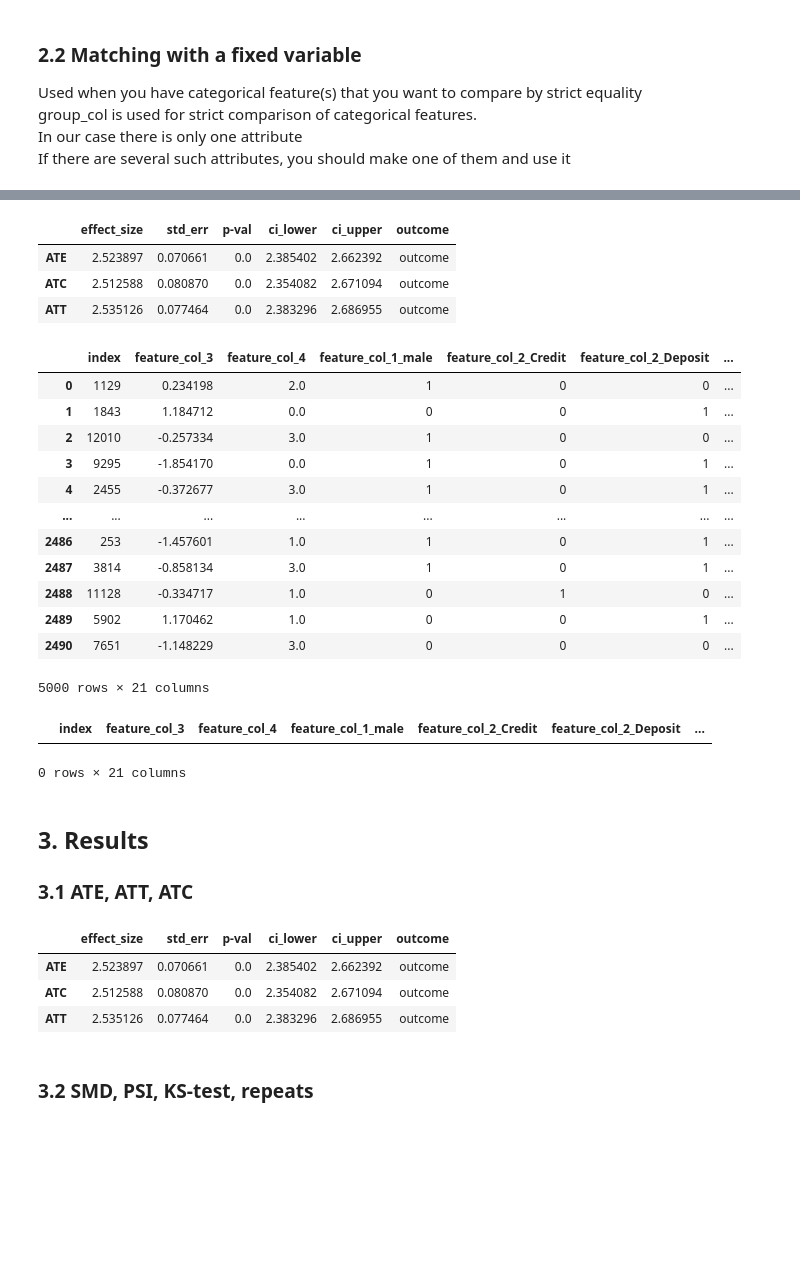
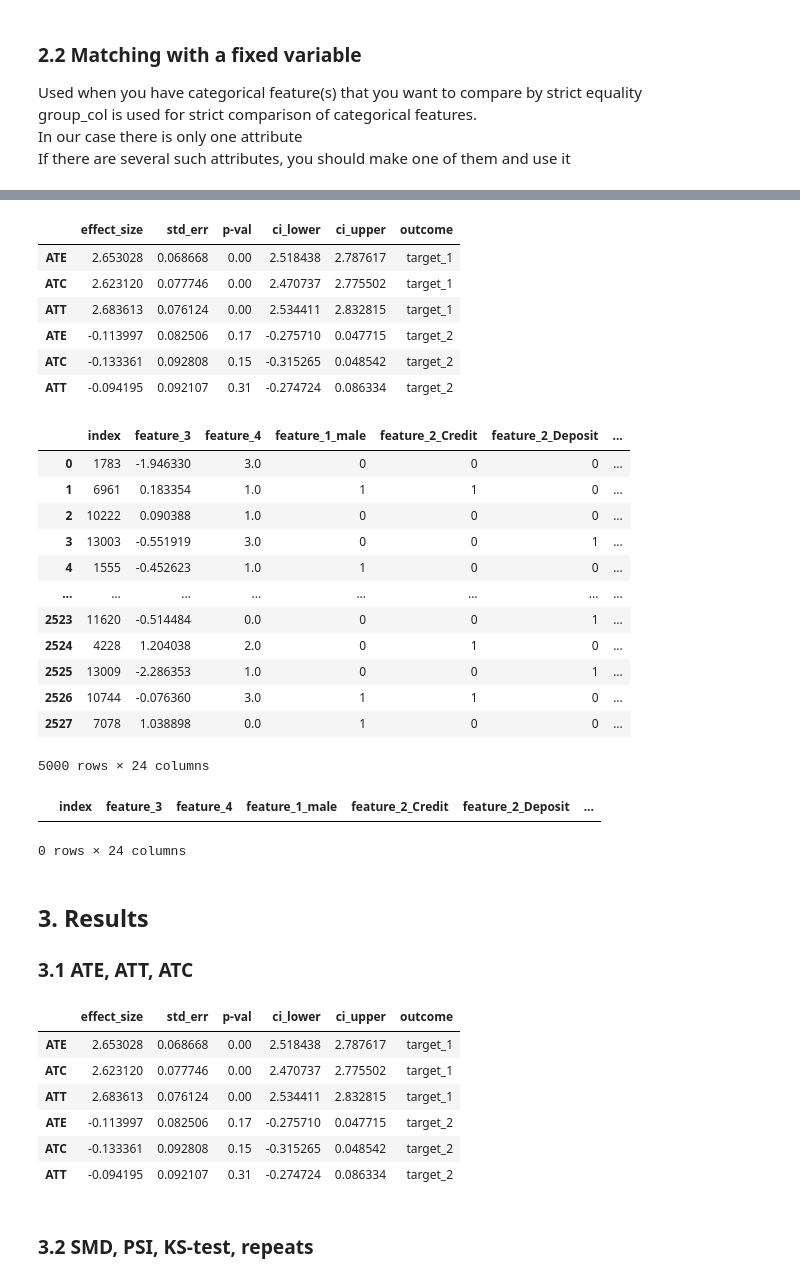
Before and after one commit to sb-ai-lab/HypEx, a Jupyter notebook: examples/tutorials/Tutorial_1_Matching.ipynb, the cells around one changed output, grey strips where cells are left out. Drawn from its saved outputs; the diff is of its cells as text; code cells hidden in the pictures; blank space fills up the shorter version.

```diff
--- a/examples/tutorials/Tutorial_1_Matching.ipynb
+++ b/examples/tutorials/Tutorial_1_Matching.ipynb
@@ -13,7 +13,8 @@ warnings.simplefilter(action='ignore', category=FutureWarning)
 In this case we will create random dataset with known effect size
 If you have your own dataset, go to the part 2
 # %%
-data = Dataset(na_columns=['feature_col_3', 'feature_col_2'],
-               num_main_causes_cols=2)
+data = DataGenerator(na_columns=['feature_3', 'feature_2'],
+                     num_features=2,
+                     num_targets=2)
 data.df
 # %% [output]
@@ -63,8 +65,8 @@ But to explicitly store this column in the table, so that you can compare direct
 # %%
 info_col = [data.info_col_names[0]]
 
-outcome = data.outcome_name[0]
-treatment = data.treatment_name[0]
+outcome = data.target_names
+treatment = data.treatment_name
 # %% [markdown]
 ### 2.1 Simple matching
 This is the easiest way to initialize and calculate metrics on a Matching task
@@ -120,7 +125,7 @@ group_col is used for strict comparison of categorical features.
 In our case there is only one attribute
 If there are several such attributes, you should make one of them and use it
 # %%
-group_col = 'info_col_2'
+group_col = 'info_2'
 # %%
 model = Matcher(input_data=data.df, outcome=outcome, treatment=treatment,
                 info_col=info_col, group_col=group_col)
@@ -131,30 +136,33 @@ results, quality_results, df_matched = model.estimate()
 results
 # %% [output]
 |  | effect_size | std_err | p-val | ci_lower | ci_upper | outcome |
-| ATE | 2.523897 | 0.070661 | 0.0 | 2.385402 | 2.662392 | outcome |
-| ATC | 2.512588 | 0.080870 | 0.0 | 2.354082 | 2.671094 | outcome |
-| ATT | 2.535126 | 0.077464 | 0.0 | 2.383296 | 2.686955 | outcome |
+| ATE | 2.653028 | 0.068668 | 0.00 | 2.518438 | 2.787617 | target_1 |
+| ATC | 2.623120 | 0.077746 | 0.00 | 2.470737 | 2.775502 | target_1 |
+| ATT | 2.683613 | 0.076124 | 0.00 | 2.534411 | 2.832815 | target_1 |
+| ATE | -0.113997 | 0.082506 | 0.17 | -0.275710 | 0.047715 | target_2 |
+| ATC | -0.133361 | 0.092808 | 0.15 | -0.315265 | 0.048542 | target_2 |
+| ATT | -0.094195 | 0.092107 | 0.31 | -0.274724 | 0.086334 | target_2 |
 # %%
 df_matched
 # %% [output]
-|  | index | feature_col_3 | feature_col_4 | feature_col_1_male | feature_col_2_Credit | feature_col_2_Deposit | ... |
-| 0 | 1129 | 0.234198 | 2.0 | 1 | 0 | 0 | ... |
-| 1 | 1843 | 1.184712 | 0.0 | 0 | 0 | 1 | ... |
-| 2 | 12010 | -0.257334 | 3.0 | 1 | 0 | 0 | ... |
-| 3 | 9295 | -1.854170 | 0.0 | 1 | 0 | 1 | ... |
-| 4 | 2455 | -0.372677 | 3.0 | 1 | 0 | 1 | ... |
+|  | index | feature_3 | feature_4 | feature_1_male | feature_2_Credit | feature_2_Deposit | ... |
+| 0 | 1783 | -1.946330 | 3.0 | 0 | 0 | 0 | ... |
+| 1 | 6961 | 0.183354 | 1.0 | 1 | 1 | 0 | ... |
+| 2 | 10222 | 0.090388 | 1.0 | 0 | 0 | 0 | ... |
+| 3 | 13003 | -0.551919 | 3.0 | 0 | 0 | 1 | ... |
+| 4 | 1555 | -0.452623 | 1.0 | 1 | 0 | 0 | ... |
 | ... | ... | ... | ... | ... | ... | ... | ... |
-| 2486 | 253 | -1.457601 | 1.0 | 1 | 0 | 1 | ... |
-| 2487 | 3814 | -0.858134 | 3.0 | 1 | 0 | 1 | ... |
-| 2488 | 11128 | -0.334717 | 1.0 | 0 | 1 | 0 | ... |
-| 2489 | 5902 | 1.170462 | 1.0 | 0 | 0 | 1 | ... |
-| 2490 | 7651 | -1.148229 | 3.0 | 0 | 0 | 0 | ... |
+| 2523 | 11620 | -0.514484 | 0.0 | 0 | 0 | 1 | ... |
+| 2524 | 4228 | 1.204038 | 2.0 | 0 | 1 | 0 | ... |
+| 2525 | 13009 | -2.286353 | 1.0 | 0 | 0 | 1 | ... |
+| 2526 | 10744 | -0.076360 | 3.0 | 1 | 1 | 0 | ... |
+| 2527 | 7078 | 1.038898 | 0.0 | 1 | 0 | 0 | ... |
-5000 rows × 21 columns
+5000 rows × 24 columns
 # %%
-df_matched[df_matched['info_col_2'] != df_matched['info_col_2_matched']]
+df_matched[df_matched['info_2'] != df_matched['info_2_matched']]
 # %% [output]
-|  | index | feature_col_3 | feature_col_4 | feature_col_1_male | feature_col_2_Credit | feature_col_2_Deposit | ... |
+|  | index | feature_3 | feature_4 | feature_1_male | feature_2_Credit | feature_2_Deposit | ... |
-0 rows × 21 columns
+0 rows × 24 columns
 # %% [markdown]
 ## 3. Results
 ### 3.1 ATE, ATT, ATC
@@ -162,9 +170,12 @@ df_matched[df_matched['info_col_2'] != df_matched['info_col_2_matched']]
 results
 # %% [output]
 |  | effect_size | std_err | p-val | ci_lower | ci_upper | outcome |
-| ATE | 2.523897 | 0.070661 | 0.0 | 2.385402 | 2.662392 | outcome |
-| ATC | 2.512588 | 0.080870 | 0.0 | 2.354082 | 2.671094 | outcome |
-| ATT | 2.535126 | 0.077464 | 0.0 | 2.383296 | 2.686955 | outcome |
+| ATE | 2.653028 | 0.068668 | 0.00 | 2.518438 | 2.787617 | target_1 |
+| ATC | 2.623120 | 0.077746 | 0.00 | 2.470737 | 2.775502 | target_1 |
+| ATT | 2.683613 | 0.076124 | 0.00 | 2.534411 | 2.832815 | target_1 |
+| ATE | -0.113997 | 0.082506 | 0.17 | -0.275710 | 0.047715 | target_2 |
+| ATC | -0.133361 | 0.092808 | 0.15 | -0.315265 | 0.048542 | target_2 |
+| ATT | -0.094195 | 0.092107 | 0.31 | -0.274724 | 0.086334 | target_2 |
 # %% [markdown]
 ### 3.2 SMD, PSI, KS-test, repeats
 # %%
```
Also changed, not shown: parts of 17 cells of this notebook, 5 other files.
